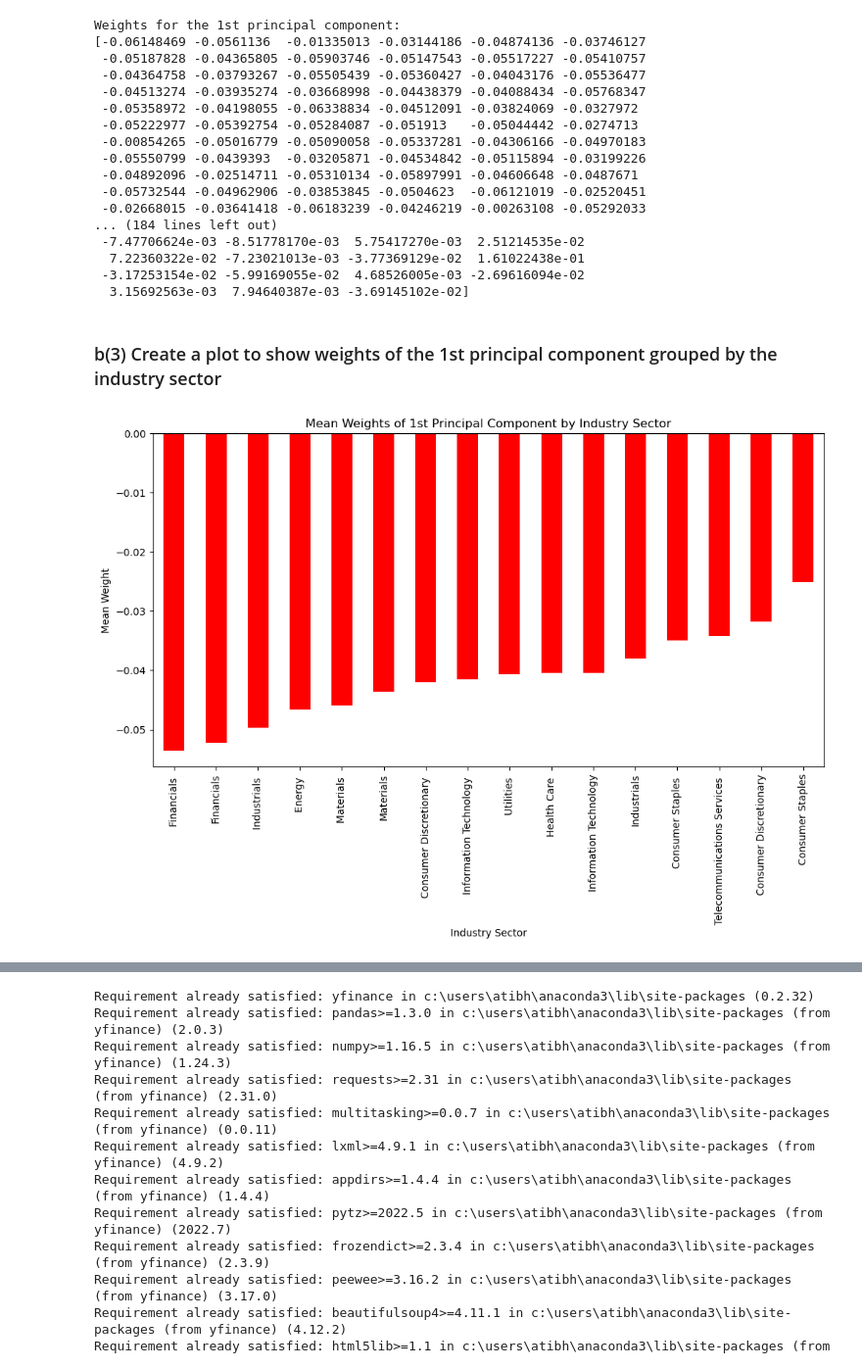
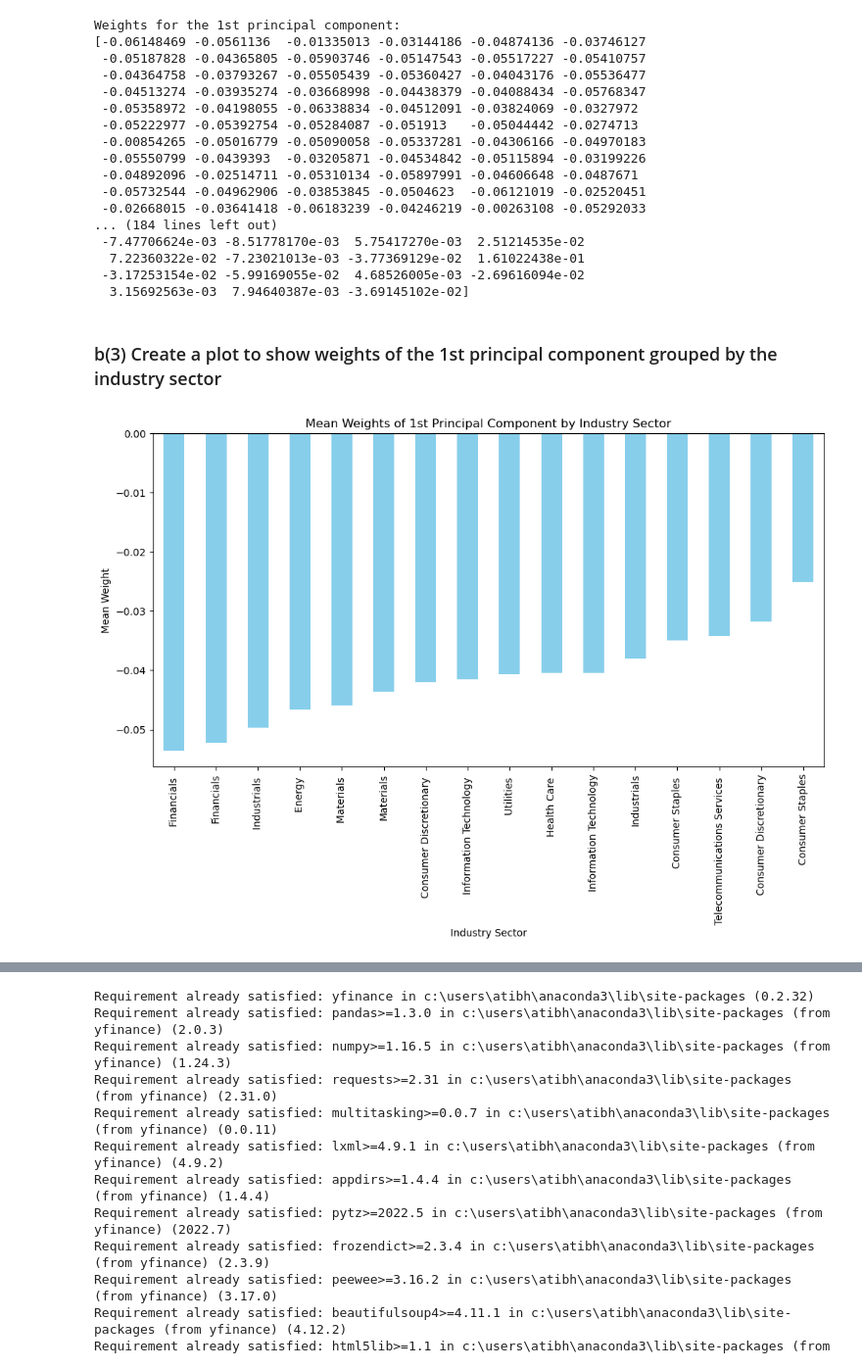
Before and after one commit to atibhav1/IS_733_Data-Mining, a Jupyter notebook: 733 Homework 3.ipynb, the cells around one changed output, grey strips where cells are left out. Shown at 98% size. Drawn from its saved outputs; the diff is of its cells as text; code cells hidden in the pictures.

```diff
--- a/733 Homework 3.ipynb
+++ b/733 Homework 3.ipynb
@@ -241,26 +241,26 @@ Weights for the 1st principal component:
   7.22360322e-02 -7.23021013e-03 -3.77369129e-02  1.61022438e-01
  -3.17253154e-02 -5.99169055e-02  4.68526005e-03 -2.69616094e-02
   3.15692563e-03  7.94640387e-03 -3.69145102e-02]
-# %% [markdown]
-### b(3) Create a plot to show weights of the 1st principal component grouped by the industry sector
-# %%
-weights_1st_component = pca.components_[0]
-# Merge ticker information with weights
-weights_df = pd.DataFrame({"Ticker": df_close_prices.columns, "Weight": weights_1st_component})
-merged_df = pd.merge(df_ticker, weights_df, left_on="ticker", right_on="Ticker")
-
-# Group by industry sector and calculate mean weight
-mean_weights_by_sector = merged_df.groupby("sector")["Weight"].mean().sort_values()
-
-# Create a bar plot
-plt.figure(figsize=(12, 6))
-mean_weights_by_sector.plot(kind="bar", color=np.where(mean_weights_by_sector >= 0, 'b', 'r'))
-plt.title('Mean Weights of 1st Principal Component by Industry Sector')
-plt.xlabel('Industry Sector')
-plt.ylabel('Mean Weight')
-plt.show()
-# %% [output]
-[figure, removed]
+# %% [markdown]
+### b(3) Create a plot to show weights of the 1st principal component grouped by the industry sector
+# %%
+weights_1st_component = pca.components_[0]
+# Merge ticker information with weights
+weights_df = pd.DataFrame({"Ticker": df_close_prices.columns, "Weight": weights_1st_component})
+merged_df = pd.merge(df_ticker, weights_df, left_on="ticker", right_on="Ticker")
+
+# Group by industry sector and calculate mean weight
+mean_weights_by_sector = merged_df.groupby("sector")["Weight"].mean().sort_values()
+
+# Create a bar plot
+plt.figure(figsize=(12, 6))
+mean_weights_by_sector.plot(kind="bar", color=np.where(mean_weights_by_sector >= 0, 'violet', 'skyblue'))
+plt.title('Mean Weights of 1st Principal Component by Industry Sector')
+plt.xlabel('Industry Sector')
+plt.ylabel('Mean Weight')
+plt.show()
+# %% [output]
+[figure, added]
 # %%
 print("Length of weights_pc2:", len(weights_pc2))
 print("Length of df_ticker index:", len(df_ticker.index))
```
Also changed, not shown: parts of 14 cells of this notebook.
